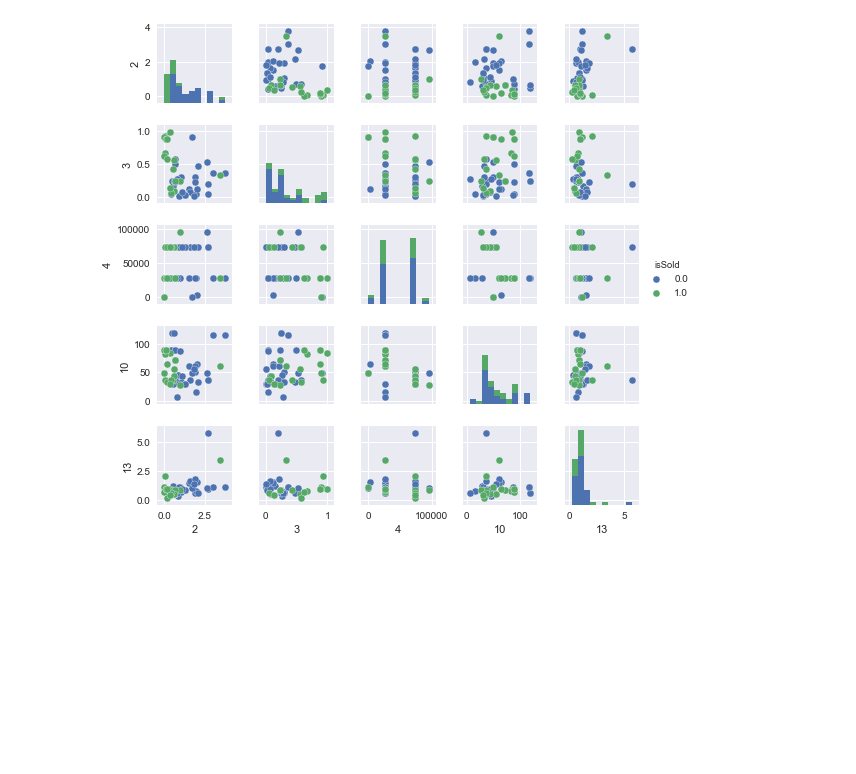
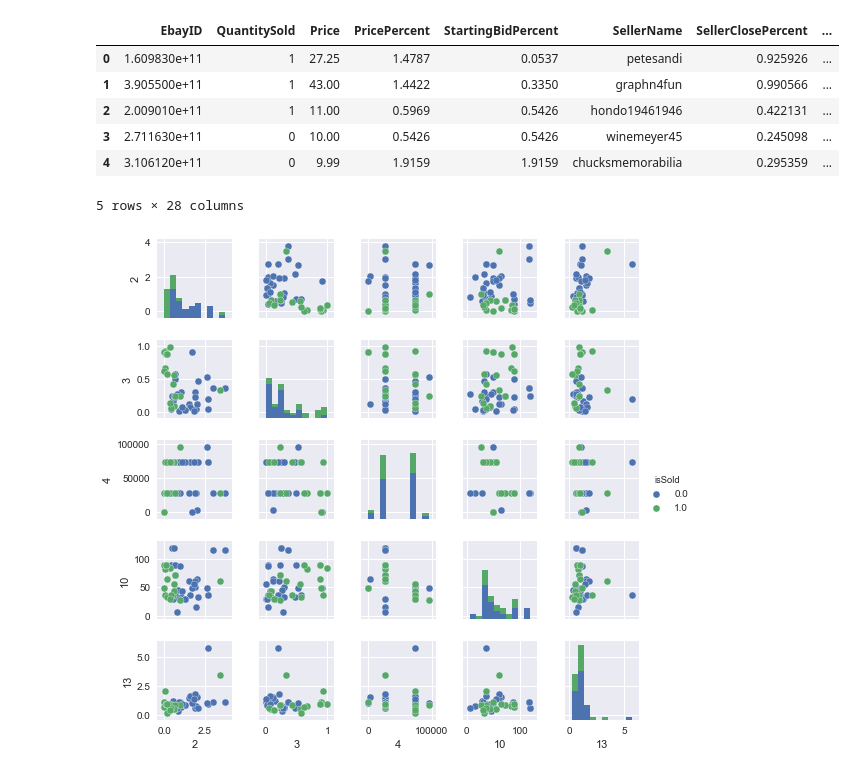
Before and after one commit to andreashen/EbayAnalysis, a Jupyter notebook: analysis.ipynb, the cells around one changed output. Drawn from its saved outputs; the diff is of its cells as text; code cells hidden in the pictures; blank space fills up the shorter version.

```diff
--- a/analysis.ipynb
+++ b/analysis.ipynb
@@ -55,3 +39,13 @@ print(train_set[:3])
+# %%
+train_set.head(5)
+# %% [output]
+|  | EbayID | QuantitySold | Price | PricePercent | StartingBidPercent | SellerName | SellerClosePercent | ... |
+| 0 | 1.609830e+11 | 1 | 27.25 | 1.4787 | 0.0537 | petesandi | 0.925926 | ... |
+| 1 | 3.905500e+11 | 1 | 43.00 | 1.4422 | 0.3350 | graphn4fun | 0.990566 | ... |
+| 2 | 2.009010e+11 | 1 | 11.00 | 0.5969 | 0.5426 | hondo19461946 | 0.422131 | ... |
+| 3 | 2.711630e+11 | 0 | 10.00 | 0.5426 | 0.5426 | winemeyer45 | 0.245098 | ... |
+| 4 | 3.106120e+11 | 0 | 9.99 | 1.9159 | 1.9159 | chucksmemorabilia | 0.295359 | ... |
+5 rows × 28 columns
 # %%
 train = train_set.drop(['EbayID','QuantitySold','SellerName'],axis=1)
 train_target = train_set['QuantitySold']
```
Also changed, not shown: parts of 5 cells of this notebook, 2 other files.
